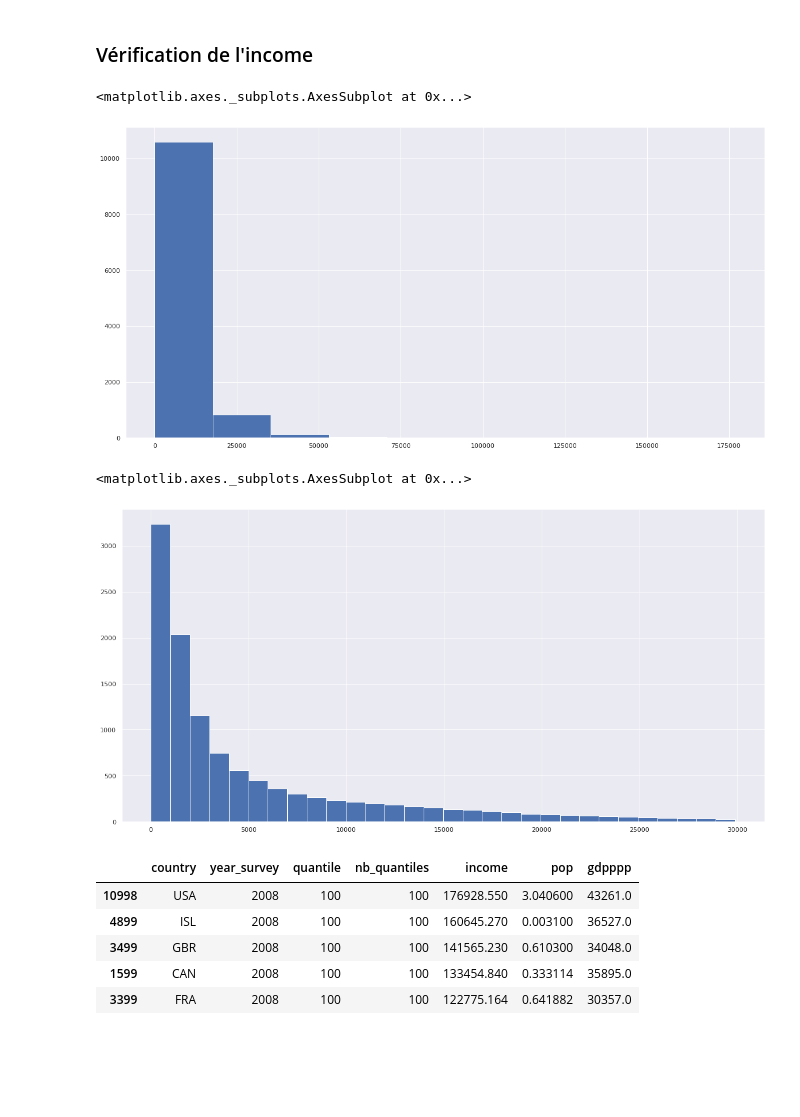
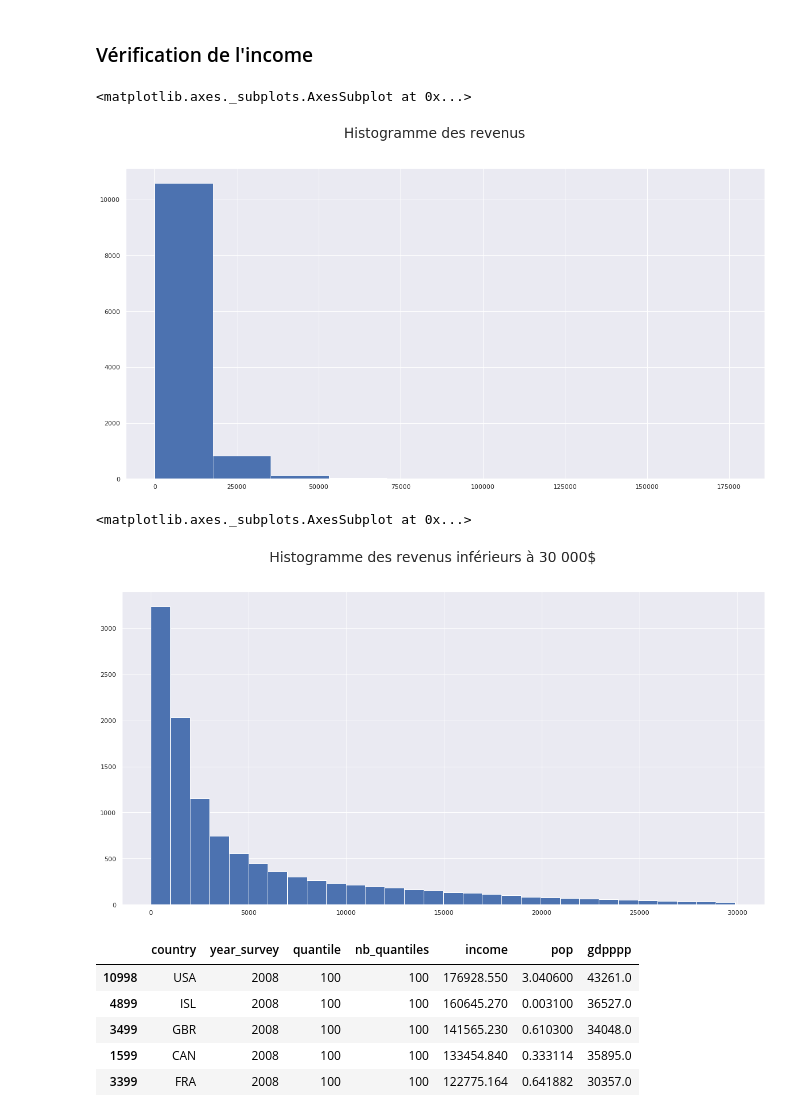
Before and after one commit to FranckDELRUE/FranckDELRUE-OCR-Project-7-DAn-Python, a Jupyter notebook: P7_01_Notebook.ipynb, the cells around one changed output. Drawn from its saved outputs; the diff is of its cells as text; code cells hidden in the pictures; blank space fills up the shorter version.

```diff
--- a/P7_01_Notebook.ipynb
+++ b/P7_01_Notebook.ipynb
@@ -48,16 +48,18 @@ df_gini_raw = pd.read_csv('./Data/gini.csv')
 ### Vérification de l'income
 # %%
 fig, axes = plt.subplots(figsize = (20, 10))
+fig.suptitle("Histogramme des revenus", fontsize= _FONTSIZETITLE_)
 df_raw['income'].hist(bins=10)
 # %% [output]
 <matplotlib.axes._subplots.AxesSubplot at 0x...>
-[figure, old version]
+[figure, new version]
 # %%
 fig, axes = plt.subplots(figsize = (20, 10))
+fig.suptitle("Histogramme des revenus inférieurs à 30 000$", fontsize= _FONTSIZETITLE_)
 df_raw[df_raw['income'] < 30000].income.hist(bins=30)
 # %% [output]
 <matplotlib.axes._subplots.AxesSubplot at 0x...>
-[figure, old version]
+[figure, new version]
 # %%
 df_raw.drop_duplicates(subset=['income']).sort_values(by='income', ascending = False).head(5)
 # %% [output]
```
Also changed, not shown: parts of 102 cells of this notebook, 1 other file.
